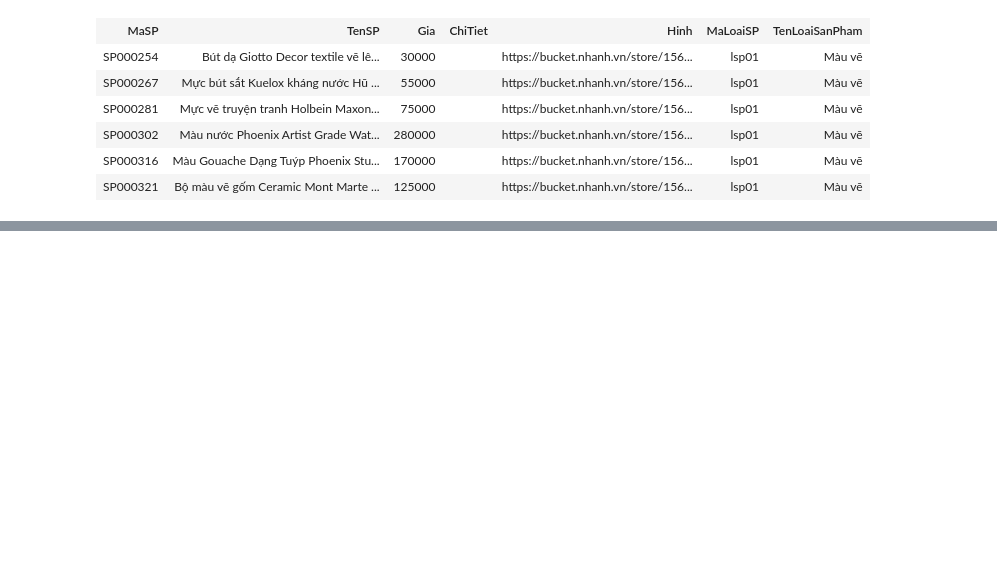
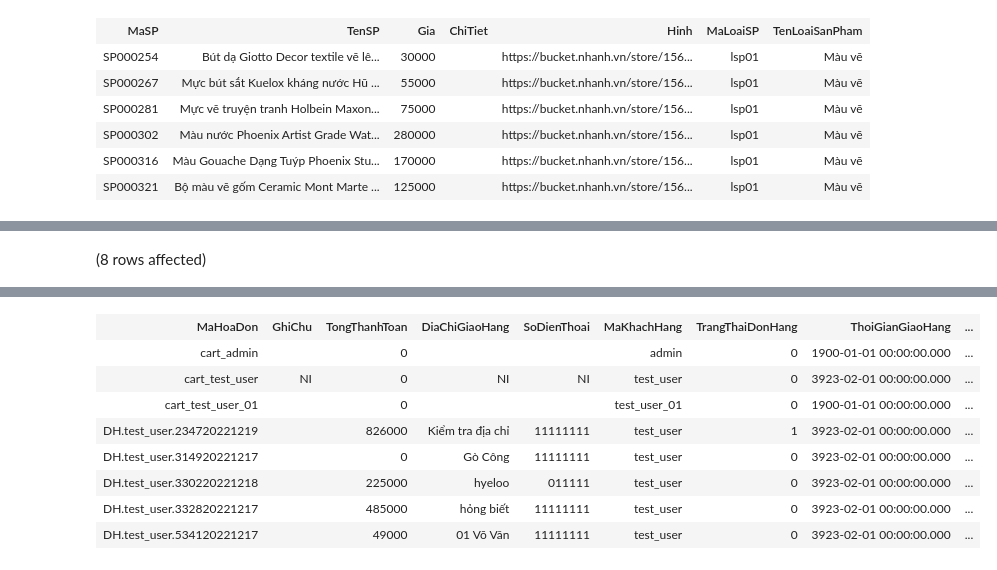
Before and after one commit to LienNTB/QuanLyHoaCu, a Jupyter notebook: data/3_TestUtils.ipynb, the cells around one changed output, grey strips where cells are left out. Cells and saved outputs as stored; diff of their text form; code cells hidden in the pictures; blank space fills up the shorter version.

Commit message:
update theodoidonhang, chitietdonhang, __header admin

```diff
--- a/data/3_TestUtils.ipynb
+++ b/data/3_TestUtils.ipynb
@@ -147,0 +158,4 @@ Total execution time: 00:00:00.022
+# %%
+select MaHoaDon, GhiChu, TongThanhToan, DiaChiGiaoHang, SoDienThoai,MaKhachHang,TrangThaiDonHang, ThoiGianGiaoHang,TrangThaiGiaoHang, TrangThaiThanhToan from HoaDon where MaHoaDon like 'DH.%'
+# %% [output]
+(8 rows affected)
@@ -147,0 +163,9 @@ Total execution time: 00:00:00.022
+| MaHoaDon | GhiChu | TongThanhToan | DiaChiGiaoHang | SoDienThoai | MaKhachHang | TrangThaiDonHang | ThoiGianGiaoHang | ... |
+| cart_admin |  | 0 |  |  | admin | 0 | 1900-01-01 00:00:00.000 | ... |
+| cart_test_user | NI | 0 | NI | NI | test_user | 0 | 3923-02-01 00:00:00.000 | ... |
+| cart_test_user_01 |  | 0 |  |  | test_user_01 | 0 | 1900-01-01 00:00:00.000 | ... |
+| DH.test_user.234720221219 |  | 826000 | Kiểm tra địa chỉ | 11111111 | test_user | 1 | 3923-02-01 00:00:00.000 | ... |
+| DH.test_user.314920221217 |  | 0 | Gò Công | 11111111 | test_user | 0 | 3923-02-01 00:00:00.000 | ... |
+| DH.test_user.330220221218 |  | 225000 | hyeloo | 011111 | test_user | 0 | 3923-02-01 00:00:00.000 | ... |
+| DH.test_user.332820221217 |  | 485000 | hỏng biết | 11111111 | test_user | 0 | 3923-02-01 00:00:00.000 | ... |
+| DH.test_user.534120221217 |  | 49000 | 01 Võ Văn | 11111111 | test_user | 0 | 3923-02-01 00:00:00.000 | ... |
```
Also changed, not shown: parts of 2 cells of this notebook, 30 other files.
